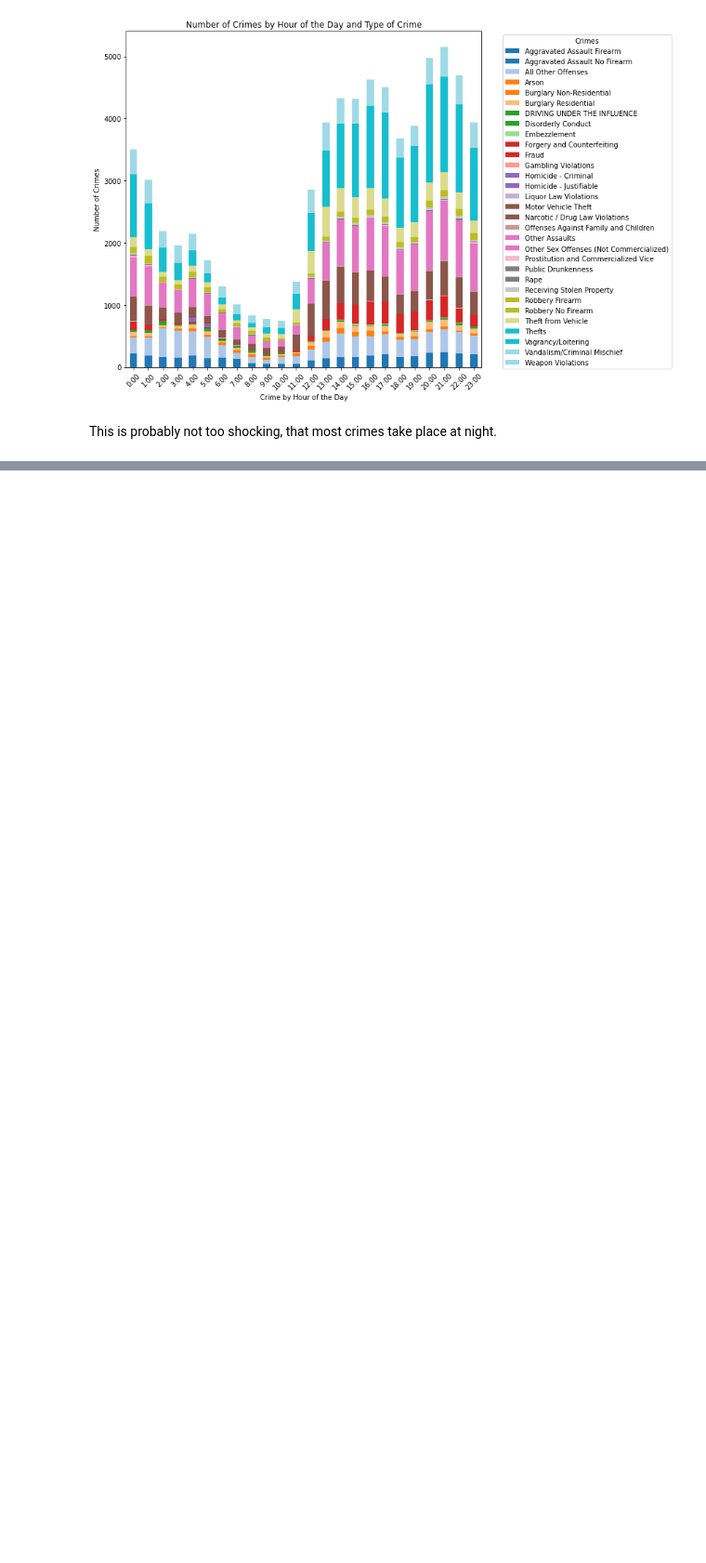
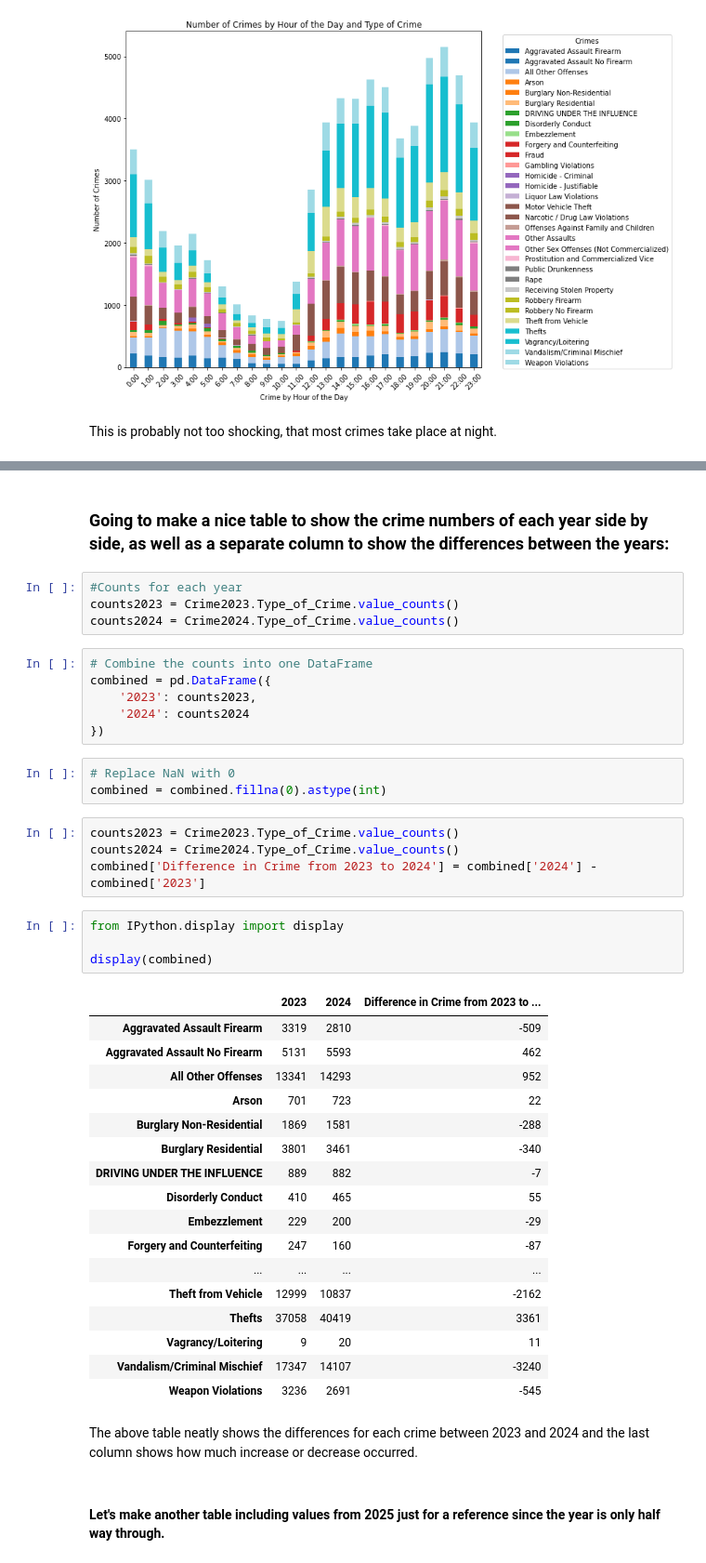
Before and after one commit to Mariacodes777/Philadelphia_Crime, a Jupyter notebook: PhillyCrimePy.ipynb, the cells around one changed output, grey strips where cells are left out. Shown: that part at 93% size. Saved outputs shown, nothing was run; the diff lists cells and outputs as text; blank space fills up the shorter version.

```diff
--- a/PhillyCrimePy.ipynb
+++ b/PhillyCrimePy.ipynb
@@ -350,0 +428,45 @@ I am going to add to this little project, I downloaded 2023 data and will review
+# %% [markdown]
+### Going to make a nice table to show the crime numbers of each year side by side, as well as a separate column to show the differences between the years:
+# %%
+#Counts for each year
+counts2023 = Crime2023.Type_of_Crime.value_counts()
+counts2024 = Crime2024.Type_of_Crime.value_counts()
+# %%
+# Combine the counts into one DataFrame
+combined = pd.DataFrame({
+    '2023': counts2023,
+    '2024': counts2024
+})
+# %%
+# Replace NaN with 0
+combined = combined.fillna(0).astype(int)
+# %%
+counts2023 = Crime2023.Type_of_Crime.value_counts()
+counts2024 = Crime2024.Type_of_Crime.value_counts()
+combined['Difference in Crime from 2023 to 2024'] = combined['2024'] - combined['2023']
+# %%
+from IPython.display import display
+
+display(combined)
+# %% [output]
+|  | 2023 | 2024 | Difference in Crime from 2023 to ... |
+| Aggravated Assault Firearm | 3319 | 2810 | -509 |
+| Aggravated Assault No Firearm | 5131 | 5593 | 462 |
+| All Other Offenses | 13341 | 14293 | 952 |
+| Arson | 701 | 723 | 22 |
+| Burglary Non-Residential | 1869 | 1581 | -288 |
+| Burglary Residential | 3801 | 3461 | -340 |
+| DRIVING UNDER THE INFLUENCE | 889 | 882 | -7 |
+| Disorderly Conduct | 410 | 465 | 55 |
+| Embezzlement | 229 | 200 | -29 |
+| Forgery and Counterfeiting | 247 | 160 | -87 |
+| ... | ... | ... | ... |
+| Theft from Vehicle | 12999 | 10837 | -2162 |
+| Thefts | 37058 | 40419 | 3361 |
+| Vagrancy/Loitering | 9 | 20 | 11 |
+| Vandalism/Criminal Mischief | 17347 | 14107 | -3240 |
+| Weapon Violations | 3236 | 2691 | -545 |
+# %% [markdown]
+The above table neatly shows the differences for each crime between 2023 and 2024 and the last column shows how much increase or decrease occurred.
+# %% [markdown]
+#### Let's make another table including values from 2025 just for a reference since the year is only half way through.
```
Also changed, not shown: parts of 46 cells of this notebook, 4 other files.
